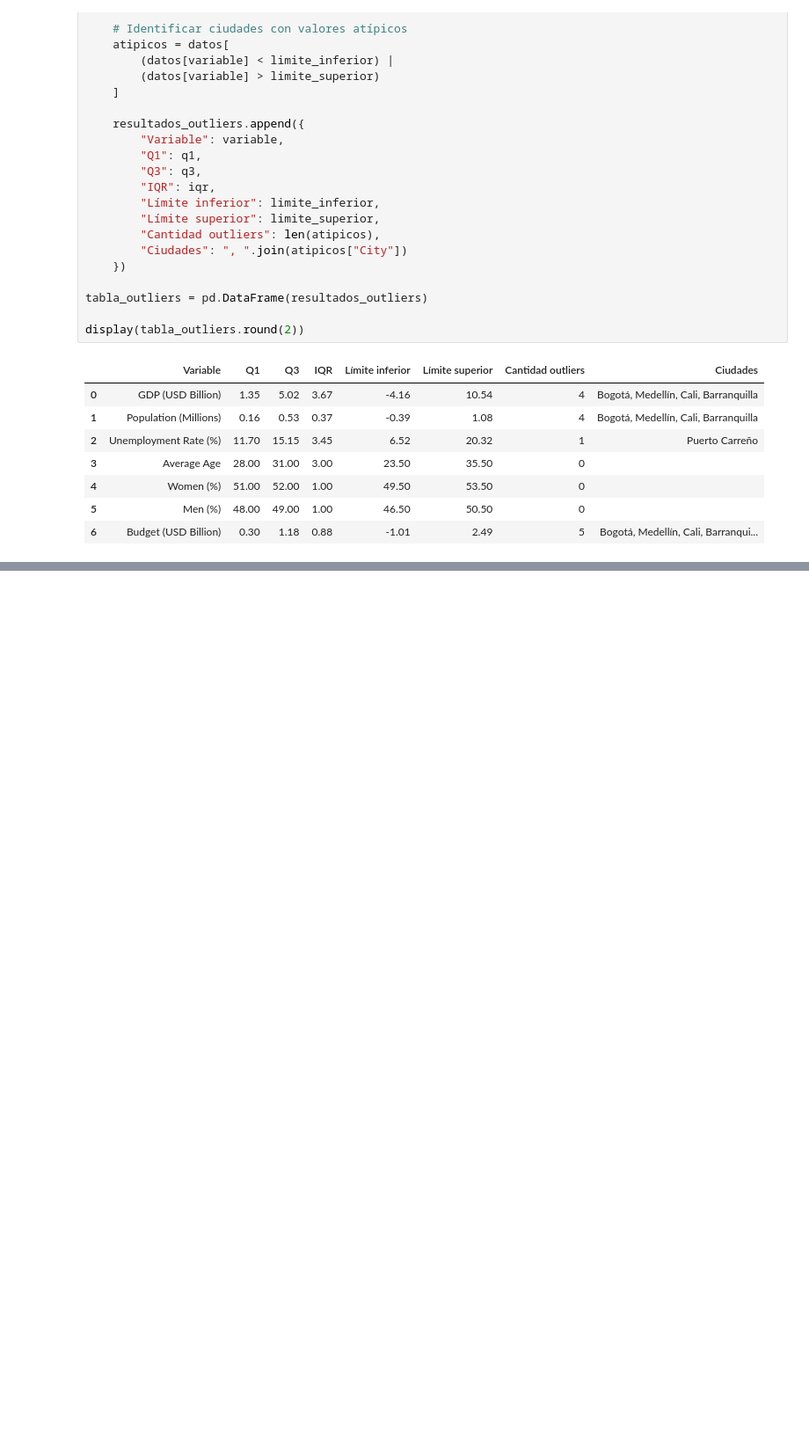
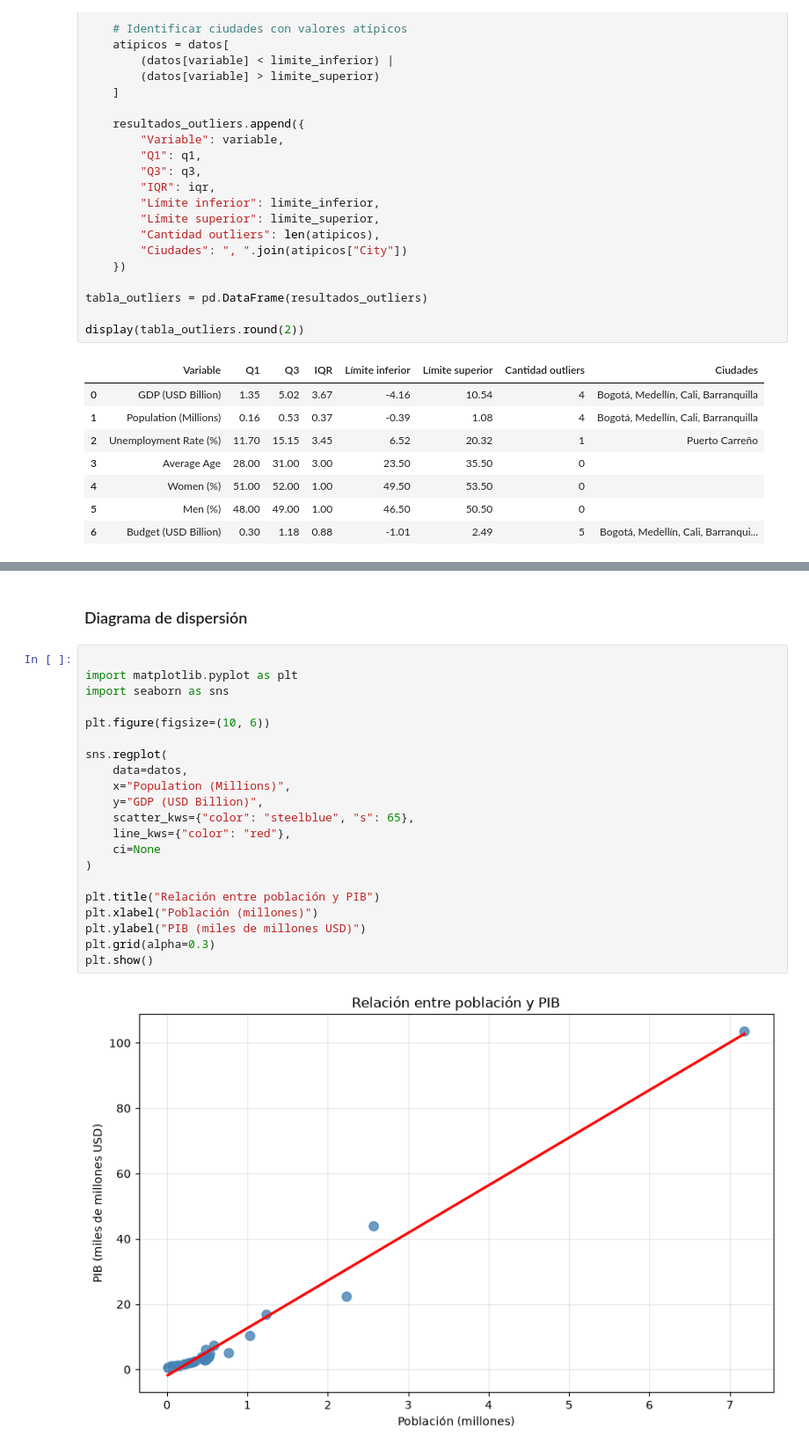
Before and after one commit to malejaDev/MachineLearning1, a Jupyter notebook: tarea1/src/notebook/tarea1.ipynb, the cells around one changed output, grey strips where cells are left out. Shown at 88% size. Saved outputs shown, nothing was run; the diff lists cells and outputs as text; blank space fills up the shorter version.

Commit message:
fix: actualizar el conteo de ejecución en el notebook de tarea1 y añadir análisis sobre la covarianza entre PIB y población; reemplazar archivo de exploración de datos obsoleto

```diff
--- a/tarea1/src/notebook/tarea1.ipynb
+++ b/tarea1/src/notebook/tarea1.ipynb
@@ -325,0 +364,25 @@ Por otro lado, las variables demográficas, como edad promedio y distribución p
+# %% [markdown]
+### Diagrama de dispersión
+# %%
+
+import matplotlib.pyplot as plt
+import seaborn as sns
+
+plt.figure(figsize=(10, 6))
+
+sns.regplot(
+    data=datos,
+    x="Population (Millions)",
+    y="GDP (USD Billion)",
+    scatter_kws={"color": "steelblue", "s": 65},
+    line_kws={"color": "red"},
+    ci=None
+)
+
+plt.title("Relación entre población y PIB")
+plt.xlabel("Población (millones)")
+plt.ylabel("PIB (miles de millones USD)")
+plt.grid(alpha=0.3)
+plt.show()
+# %% [output]
+[figure, added]
```
Also changed, not shown: parts of 5 cells of this notebook, 1 other file.
